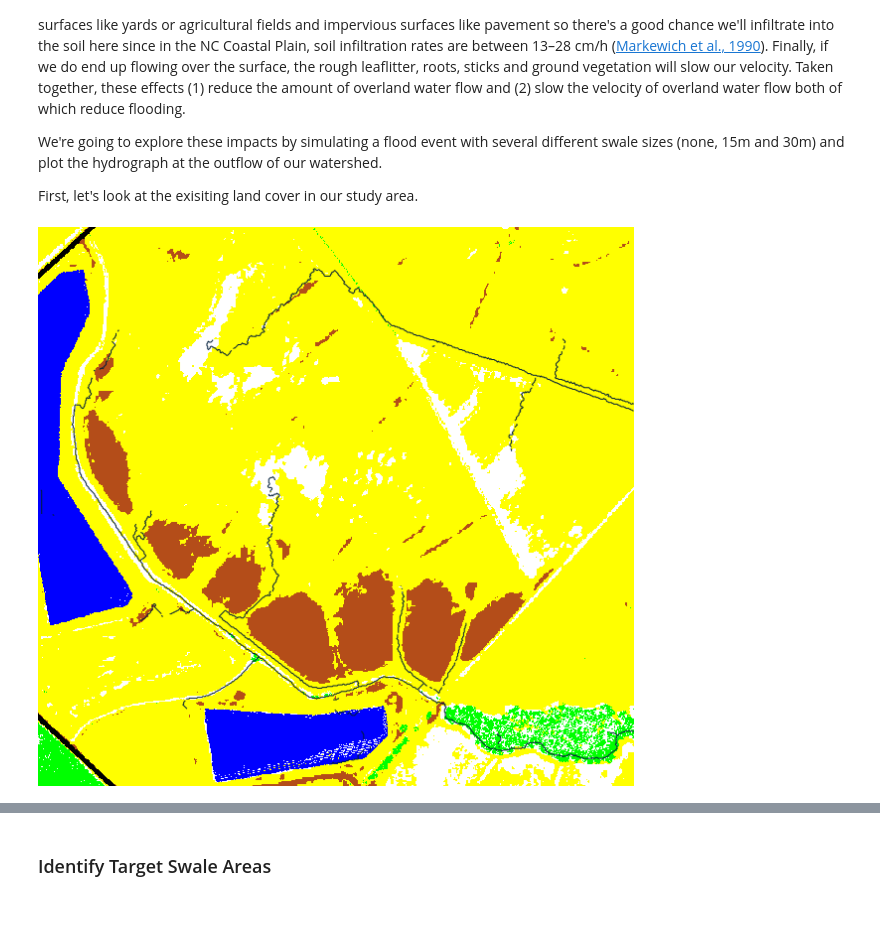
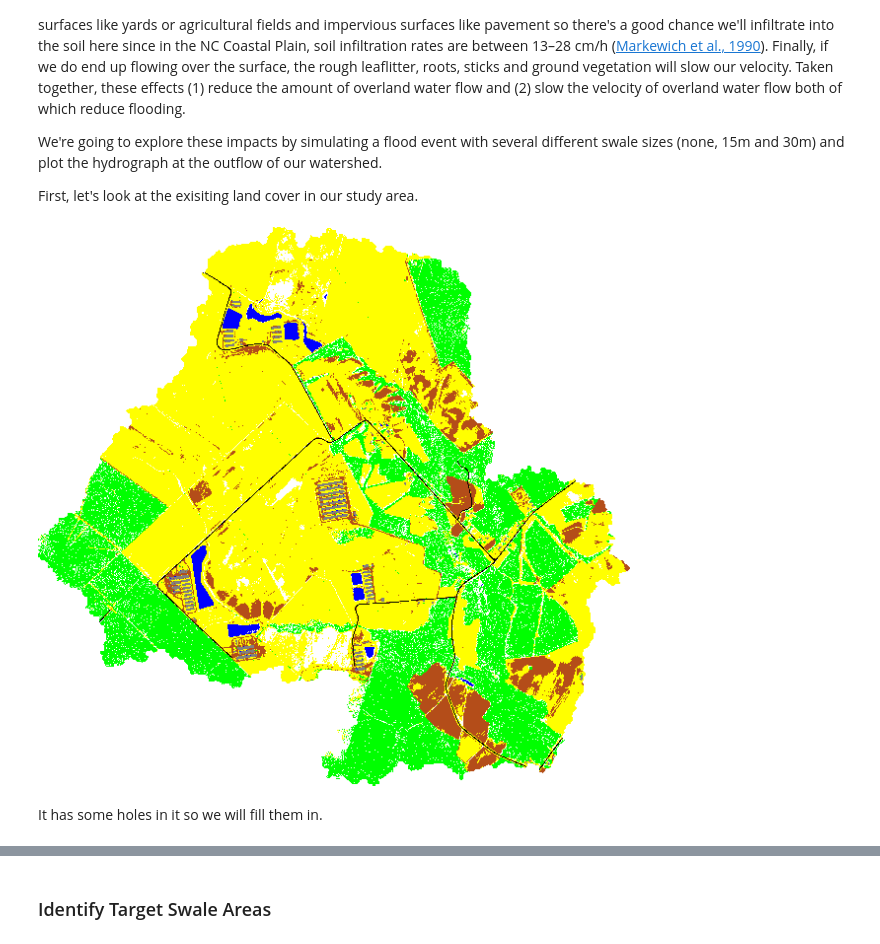
Before and after one commit to chaedri/agu-simwe-2023, a Jupyter notebook: SIMWE_Part1.ipynb, the cells around one changed output, grey strips where cells are left out. Cells and saved outputs as stored; diff of their text form; code cells hidden in the pictures; blank space fills up the shorter version.

```diff
--- a/SIMWE_Part1.ipynb
+++ b/SIMWE_Part1.ipynb
@@ -72,8 +66,9 @@ We're going to explore these impacts by simulating a flood event with several di
 First, let's look at the exisiting land cover in our study area.
 # %%
 img=gj.Map(use_region=True)
-img.d_rast(map="landcover@LandCover")
-img.d_vect(map="streams")
+img.d_rast(map="landcover")
 img.show()
 # %% [output]
-[figure, old version]
+[figure, new version]
+# %% [markdown]
+It has some holes in it so we will fill them in.
```
Also changed, not shown: parts of 22 cells of this notebook, 1 other file.
